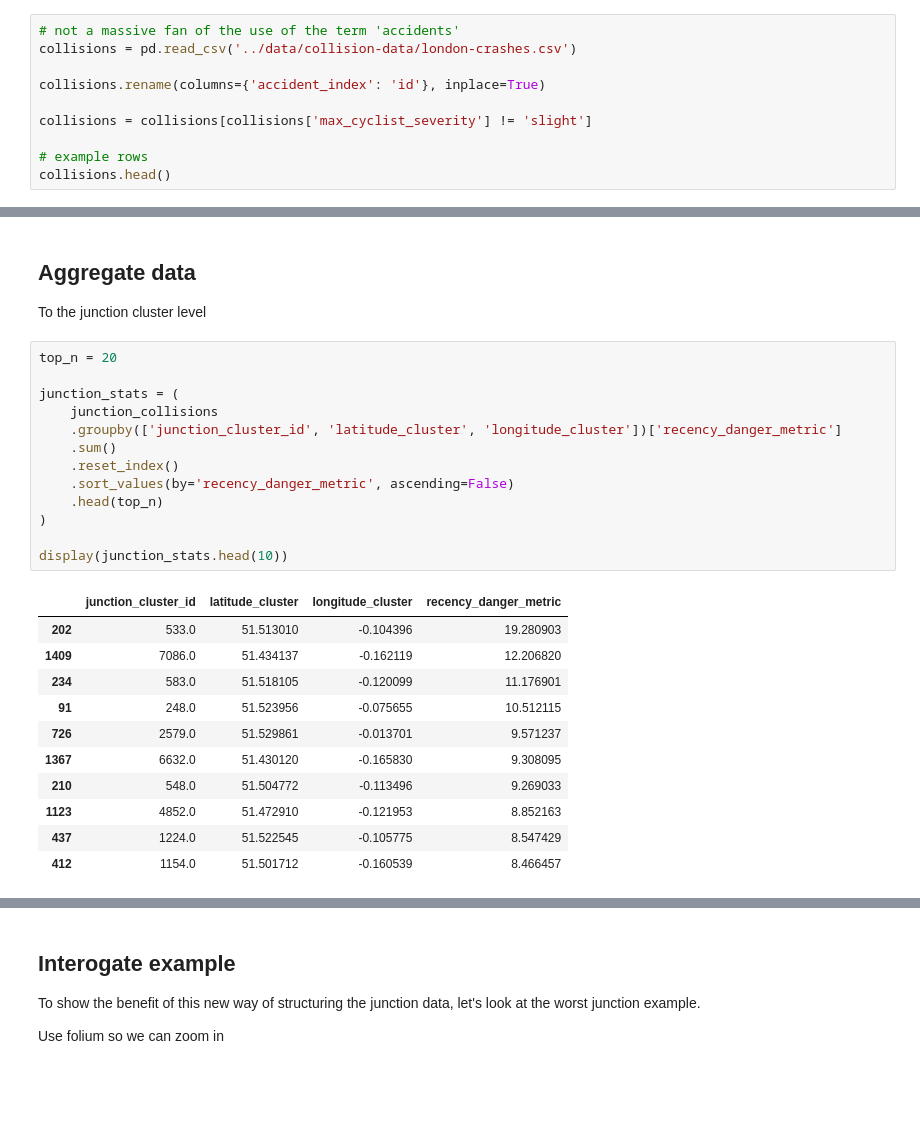
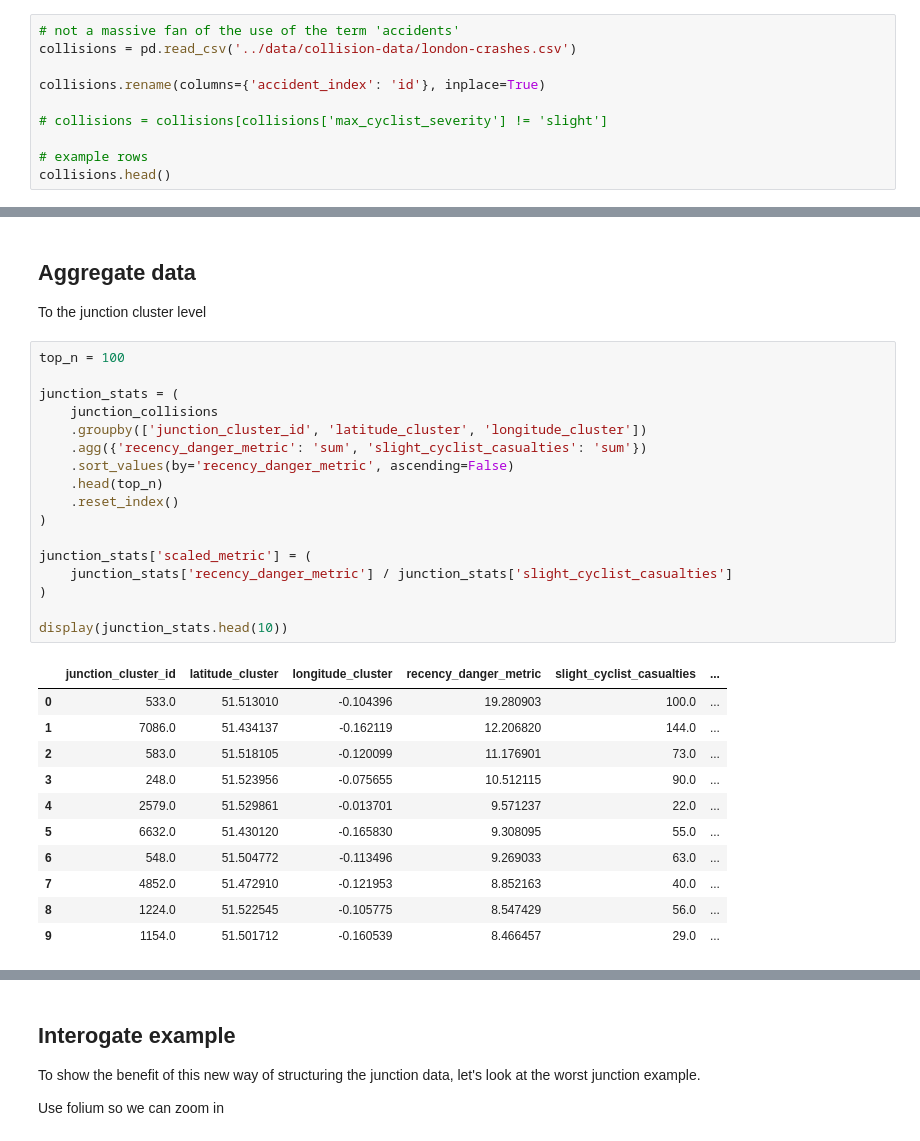
Before and after one commit to londoncyclingcampaign/lcc-dangerous-junctions, a Jupyter notebook: notebooks/mapping-collisions.ipynb, the cells around one changed output, grey strips where cells are left out. Saved outputs shown, nothing was run; the diff lists cells and outputs as text; blank space fills up the shorter version.

```diff
--- a/notebooks/mapping-collisions.ipynb
+++ b/notebooks/mapping-collisions.ipynb
@@ -44,7 +44,7 @@ collisions = pd.read_csv('../data/collision-data/london-crashes.csv')
 
 collisions.rename(columns={'accident_index': 'id'}, inplace=True)
 
-collisions = collisions[collisions['max_cyclist_severity'] != 'slight']
+# collisions = collisions[collisions['max_cyclist_severity'] != 'slight']
 
 # example rows
 collisions.head()
@@ -146,27 +146,31 @@ junction_collisions.head()
 
 To the junction cluster level
 # %%
-top_n = 20
+top_n = 100
 
 junction_stats = (
     junction_collisions
-    .groupby(['junction_cluster_id', 'latitude_cluster', 'longitude_cluster'])['recency_danger_metric']
-    .sum()
-    .reset_index()
+    .groupby(['junction_cluster_id', 'latitude_cluster', 'longitude_cluster'])
+    .agg({'recency_danger_metric': 'sum', 'slight_cyclist_casualties': 'sum'})
     .sort_values(by='recency_danger_metric', ascending=False)
     .head(top_n)
+    .reset_index()
+)
+
+junction_stats['scaled_metric'] = (
+    junction_stats['recency_danger_metric'] / junction_stats['slight_cyclist_casualties']
 )
 
 display(junction_stats.head(10))
 # %% [output]
-|  | junction_cluster_id | latitude_cluster | longitude_cluster | recency_danger_metric |
-| 202 | 533.0 | 51.513010 | -0.104396 | 19.280903 |
-| 1409 | 7086.0 | 51.434137 | -0.162119 | 12.206820 |
-| 234 | 583.0 | 51.518105 | -0.120099 | 11.176901 |
-| 91 | 248.0 | 51.523956 | -0.075655 | 10.512115 |
-| 726 | 2579.0 | 51.529861 | -0.013701 | 9.571237 |
-| 1367 | 6632.0 | 51.430120 | -0.165830 | 9.308095 |
-| 210 | 548.0 | 51.504772 | -0.113496 | 9.269033 |
-| 1123 | 4852.0 | 51.472910 | -0.121953 | 8.852163 |
-| 437 | 1224.0 | 51.522545 | -0.105775 | 8.547429 |
-| 412 | 1154.0 | 51.501712 | -0.160539 | 8.466457 |
+|  | junction_cluster_id | latitude_cluster | longitude_cluster | recency_danger_metric | slight_cyclist_casualties | ... |
+| 0 | 533.0 | 51.513010 | -0.104396 | 19.280903 | 100.0 | ... |
+| 1 | 7086.0 | 51.434137 | -0.162119 | 12.206820 | 144.0 | ... |
+| 2 | 583.0 | 51.518105 | -0.120099 | 11.176901 | 73.0 | ... |
+| 3 | 248.0 | 51.523956 | -0.075655 | 10.512115 | 90.0 | ... |
+| 4 | 2579.0 | 51.529861 | -0.013701 | 9.571237 | 22.0 | ... |
+| 5 | 6632.0 | 51.430120 | -0.165830 | 9.308095 | 55.0 | ... |
+| 6 | 548.0 | 51.504772 | -0.113496 | 9.269033 | 63.0 | ... |
+| 7 | 4852.0 | 51.472910 | -0.121953 | 8.852163 | 40.0 | ... |
+| 8 | 1224.0 | 51.522545 | -0.105775 | 8.547429 | 56.0 | ... |
+| 9 | 1154.0 | 51.501712 | -0.160539 | 8.466457 | 29.0 | ... |
```
Also changed, not shown: parts of 6 cells of this notebook.
